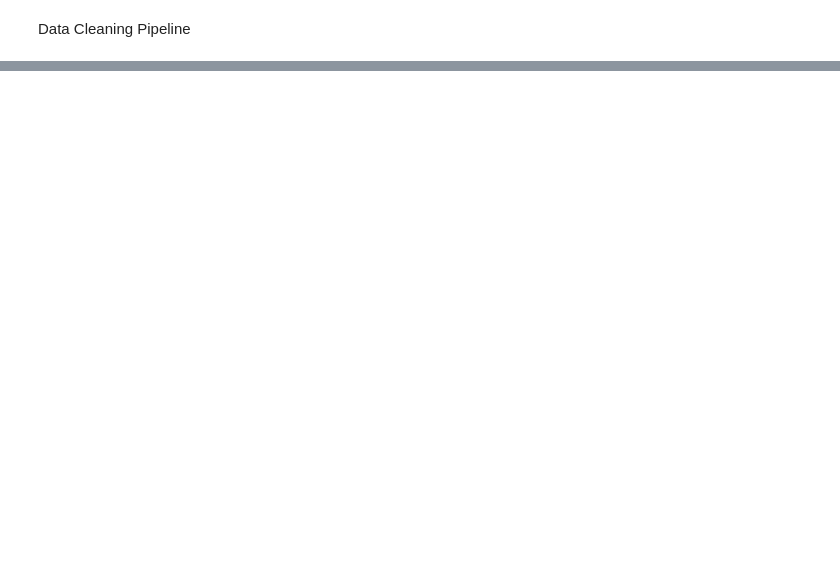
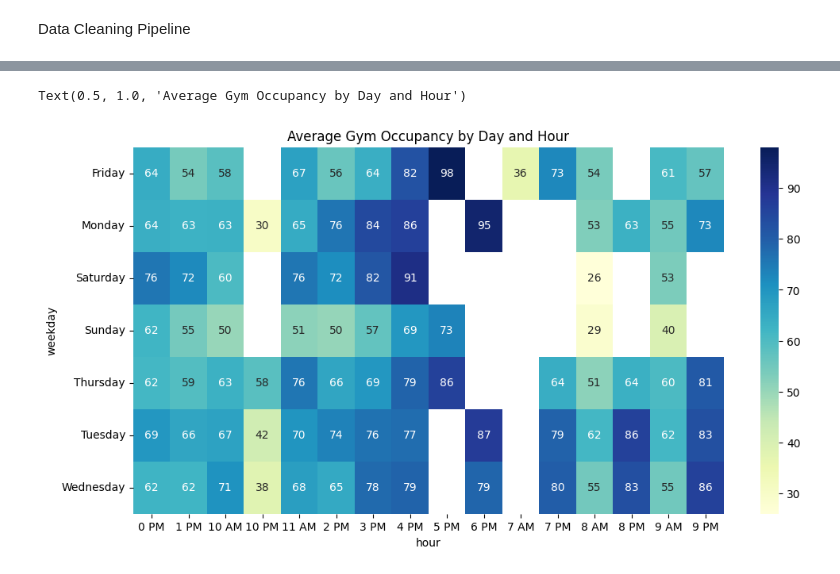
Before and after one commit to JohnnyMud/rsf-occupancy-tracker, a Jupyter notebook: rsf_data_analysis.ipynb, the cells around one changed output, grey strips where cells are left out. Saved outputs shown, nothing was run; the diff lists cells and outputs as text; code cells hidden in the pictures; blank space fills up the shorter version.

Commit message:
Create Heatmap Visualization

```diff
--- a/rsf_data_analysis.ipynb
+++ b/rsf_data_analysis.ipynb
@@ -60,0 +55,8 @@ day_groupings
+# %%
+# Average occupancy by hour
+data['hour'] = [f'{tstamp.hour} AM' if tstamp.hour < 12 else f'{tstamp.hour - 12} PM' for tstamp in data['pst_timestamp']]
+avg_by_hour = data.groupby('hour')['percentage_capacity'].mean().sort_values()
+
+# Average occupancy by day of week
+data['weekday'] = data['pst_timestamp'].dt.day_name()
+avg_by_weekday = data.groupby('weekday')['percentage_capacity'].mean().sort_values()
@@ -60,0 +83,3 @@ day_groupings
+# %%
+heatmap_pivot = data.pivot_table(index='weekday', columns='hour', values='percentage_capacity', aggfunc='mean')
+heatmap_pivot
@@ -60,0 +96,11 @@ day_groupings
+# %%
+# Visualization example
+plt.figure(figsize=(12, 6))
+sns.heatmap(
+    heatmap_pivot,
+    cmap='YlGnBu', annot=True
+)
+plt.title('Average Gym Occupancy by Day and Hour')
+# %% [output]
+Text(0.5, 1.0, 'Average Gym Occupancy by Day and Hour')
+[figure, added]
```
Also changed, not shown: parts of 7 cells of this notebook.
